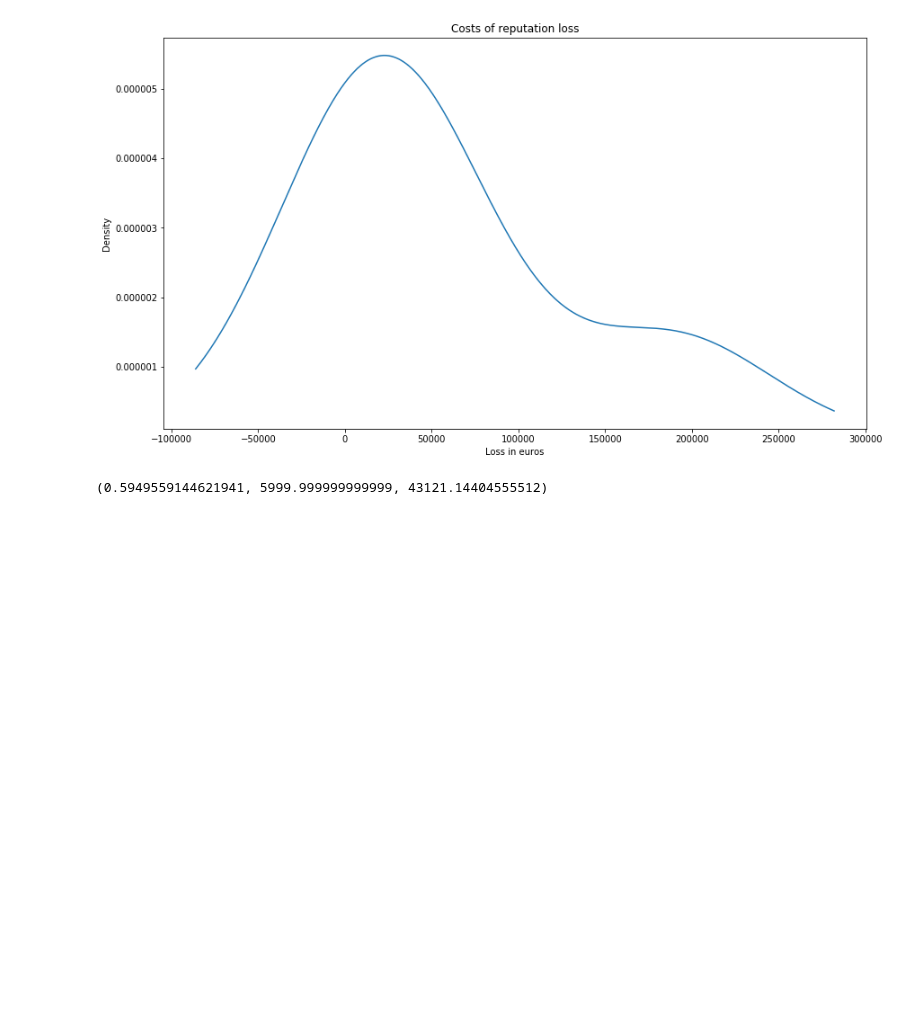
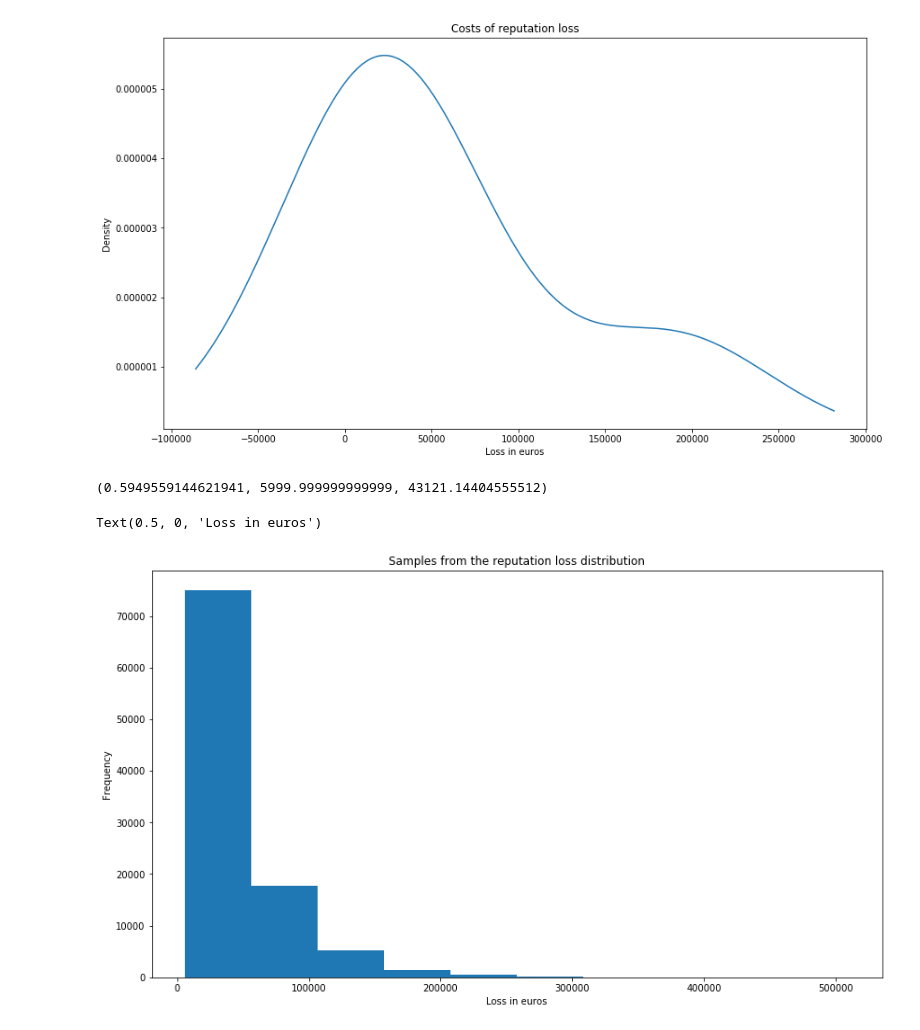
Before and after one commit to samvho/EoCS-portals, a Jupyter notebook: assignment2_data.ipynb, the cells around one changed output. Drawn from its saved outputs; the diff is of its cells as text; code cells hidden in the pictures; blank space fills up the shorter version.

Commit message:
Continue making distributions

```diff
--- a/assignment2_data.ipynb
+++ b/assignment2_data.ipynb
@@ -63,8 +63,20 @@ plot.set_xlabel('Loss in euros')
 Text(0.5, 0, 'Loss in euros')
 [figure]
 # %%
-distro = stats.gamma.fit(dist)
+fit_alpha, fit_loc, fit_beta = stats.gamma.fit(dist)
-# %%
-distro
-# %% [output]
-(0.5949559144621941, 5999.999999999999, 43121.14404555512)
+# %%
+(fit_alpha, fit_loc, fit_beta)
+# %% [output]
+(0.5949559144621941, 5999.999999999999, 43121.14404555512)
+# %%
+alpha = 0.85
+loc = 6000
+beta = 43000
+# %%
+samples_1 = stats.gamma.rvs(a=alpha, loc=loc, scale=beta, size=100000)
+# %%
+plot = pd.Series(samples_1).plot(kind='hist', figsize=(14, 8), title='Samples from the reputation loss distribution')
+plot.set_xlabel('Loss in euros')
+# %% [output]
+Text(0.5, 0, 'Loss in euros')
+[figure, added]
```
Also changed, not shown: parts of 3 cells of this notebook.
